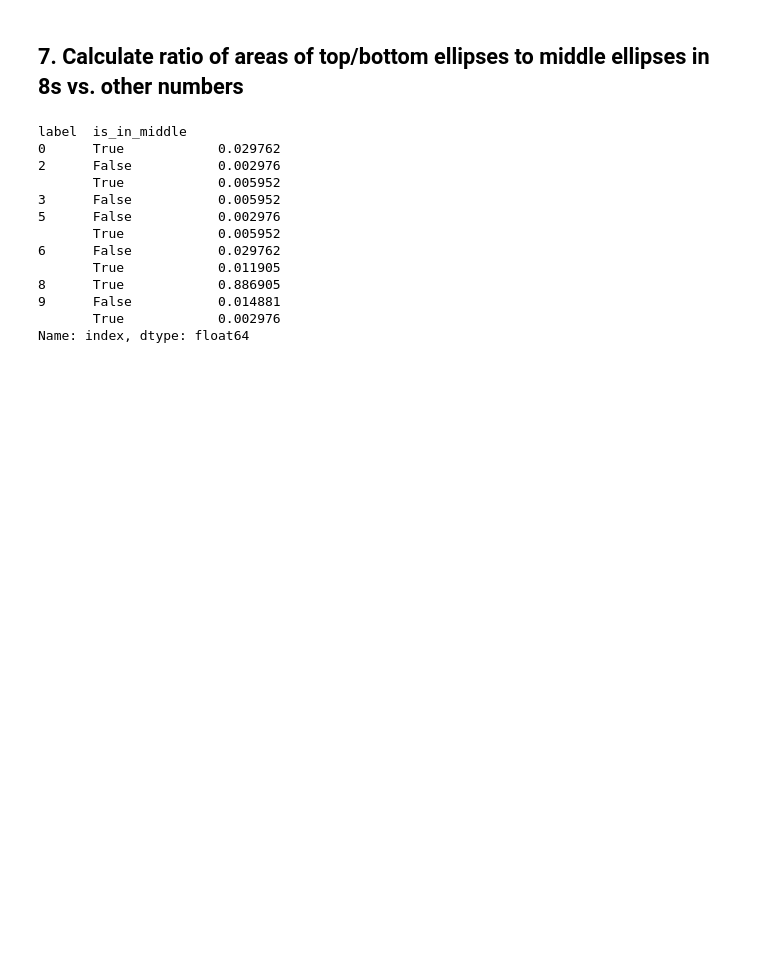
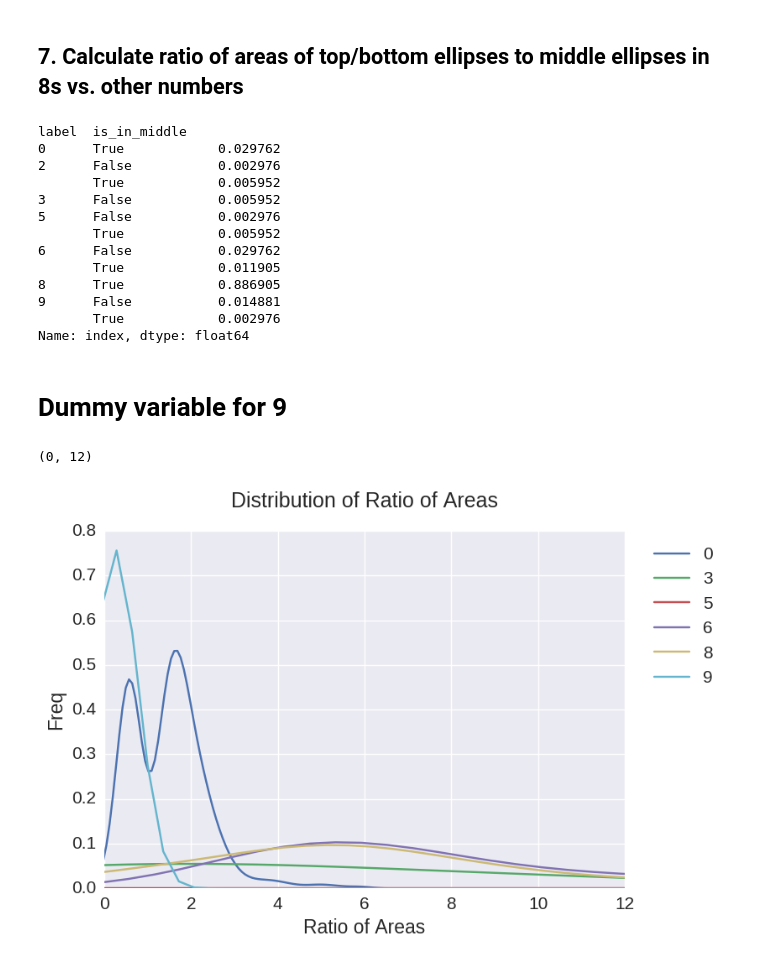
Before and after one commit to asuther/MNIST, a Jupyter notebook: notebooks/exploration/2016.11.13-1-Calculating features of ellipses from numbers.ipynb, the cells around one changed output. Drawn from its saved outputs; the diff is of its cells as text; code cells hidden in the pictures; blank space fills up the shorter version.

Commit message:
Created ellipse dummy vars for 0,1,6, and 9

```diff
--- a/notebooks/exploration/2016.11.13-1-Calculating features of ellipses from numbers.ipynb
+++ b/notebooks/exploration/2016.11.13-1-Calculating features of ellipses from numbers.ipynb
@@ -356,3 +356,42 @@ label  is_in_middle
 9      False           0.014881
        True            0.002976
 Name: index, dtype: float64
+# %% [markdown]
+# Dummy variable for 9
+# %%
+def get_ratio_of_areas_top_to_bottom(digit_data):
+
+    valid_contours = get_valid_contours(digit_data)
+
+    if len(valid_contours) == 2:
+        ellipse = []
+        ellipse_1 = cv2.fitEllipse(valid_contours[0])
+        ellipse_2 = cv2.fitEllipse(valid_contours[1])
+
+        area_ellipse_1, area_ellipse_2 = (ellipse_1[1][0] * ellipse_1[1][1] * np.pi), (ellipse_2[1][0] * ellipse_2[1][1] * np.pi)
+
+        is_1_on_top = ellipse_1[0][1] < ellipse_2[0][1]
+        if is_1_on_top:
+            ratio_of_areas = area_ellipse_1 / area_ellipse_2
+        else:
+            ratio_of_areas = area_ellipse_2 / area_ellipse_1
+        return ratio_of_areas
+    else:
+        return -1
+# %%
+ratio_data_9 = pd.concat([X.apply(get_ratio_of_areas_top_to_bottom, axis=1), y], axis=1).replace(-1, np.nan).dropna()
+ratio_data_9 = ratio_data_9.rename(columns = {0: 'ratio_of_areas'})
+
+for label_index in [0,3,5,6,8,9]:
+    label_data = ratio_data_6.loc[ratio_data_6['label'] == label_index, 'ratio_of_areas']
+
+    sns.kdeplot(label_data, label = str(label_index))
+ax = plt.gca()
+ax.legend(bbox_to_anchor=(1.2,1))
+ax.set_xlabel('Ratio of Areas')
+ax.set_ylabel('Freq')
+ax.set_title('Distribution of Ratio of Areas', y=1.05)
+ax.set_xlim([0,12])
+# %% [output]
+(0, 12)
+[figure, added]
```
Also changed, not shown: parts of 1 cell of this notebook, 1 other file.
